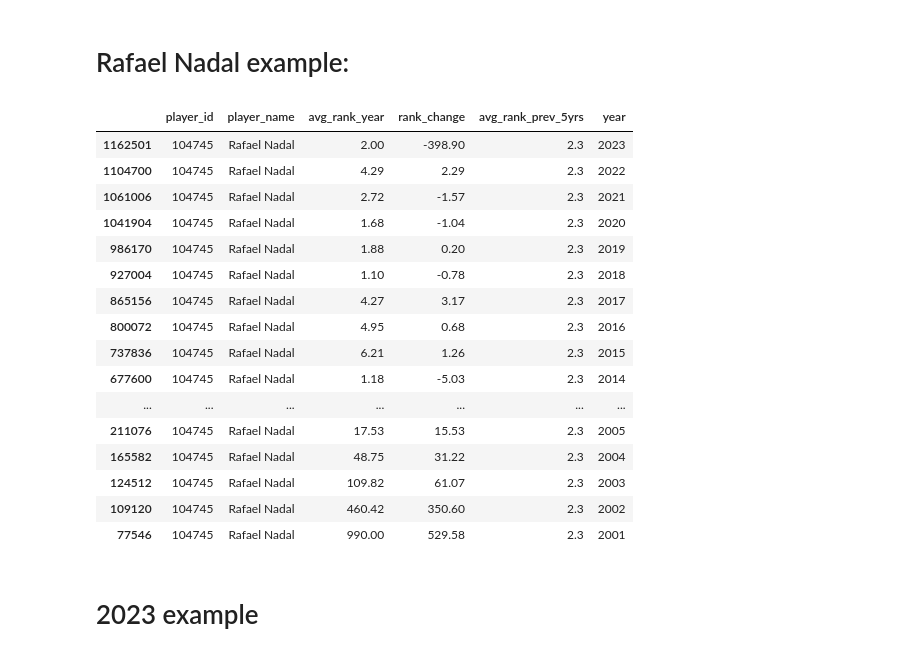
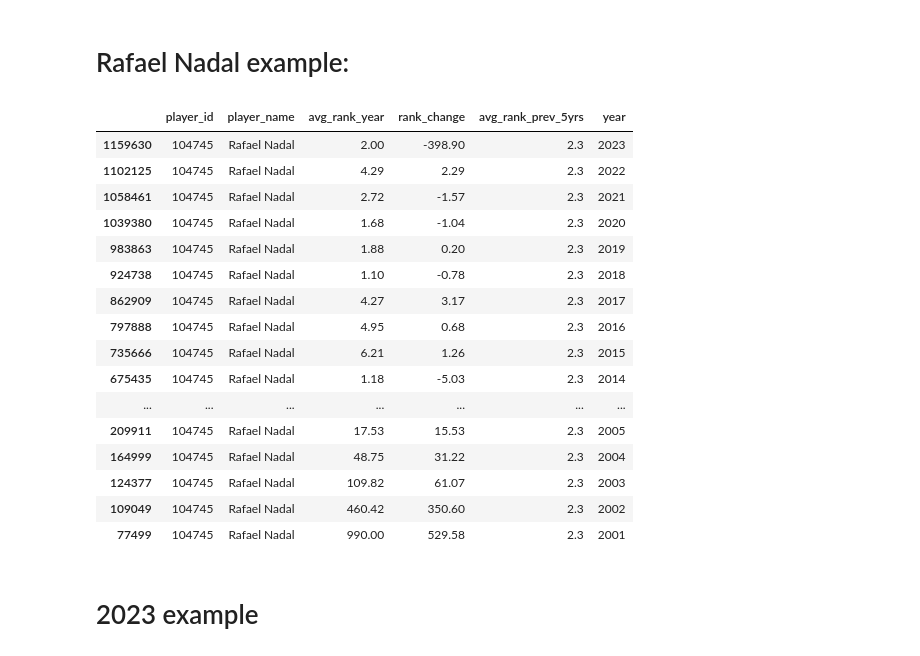
Before and after one commit to GolbertCeitaPages/CMI-DataScience-Project, a Jupyter notebook: data_wrangling.ipynb, the cells around one changed output. Saved outputs shown, nothing was run; the diff lists cells and outputs as text; code cells hidden in the pictures.

```diff
--- a/data_wrangling.ipynb
+++ b/data_wrangling.ipynb
@@ -54,12 +32,12 @@ Number of unique players: 19814
 # %%
 # Convert tourney_date to datetime
-df['tourney_date_datetime'] = pd.to_datetime(df['tourney_date'])
+df_clean['tourney_date_datetime'] = pd.to_datetime(df_clean['tourney_date'])
 
 # Extract year
-df['year'] = df['tourney_date_datetime'].dt.year
+df_clean['year'] = df_clean['tourney_date_datetime'].dt.year
 # %%
 player_year_rank = (
-    df.groupby(['player_id', 'year'])['player_rank']
+    df_clean.groupby(['player_id', 'year'])['player_rank']
       .mean().round(2)
       .reset_index()
       .rename(columns={'player_rank': 'avg_rank_year'})
@@ -67,7 +45,7 @@ player_year_rank = (
 # %%
 # Compute each player's average rank from 2018–2023
 avg_rank_fixed_5yrs = (
-    df.query("2018 <= year <= 2023")
+    df_clean.query("2018 <= year <= 2023")
     .groupby('player_id')['player_rank']
     .mean().round(2)
     .reset_index()
@@ -75,7 +53,7 @@ avg_rank_fixed_5yrs = (
 )
 
 # Merge back to assign this fixed average to all years
-df = df.merge(avg_rank_fixed_5yrs, on='player_id', how='left')
+df_clean = df_clean.merge(avg_rank_fixed_5yrs, on='player_id', how='left')
 # %%
 player_year_rank['rank_change'] = (
     player_year_rank
@@ -86,5 +64,5 @@ player_year_rank['rank_change'] = (
                        # A positive change means decline (rank number increased).
 )
 # %%
-df = df.merge(player_year_rank, on=['player_id', 'year'], how='left')
+df_clean = df_clean.merge(player_year_rank, on=['player_id', 'year'], how='left')
 # %%
@@ -106,29 +84,29 @@ Years where all rank_change values are NaN: [2024]
 # %% [markdown]
 # Rafael Nadal example:
 # %%
-nadal = df[df["player_name"] == "Rafael Nadal"]
+nadal = df_clean[df_clean["player_name"] == "Rafael Nadal"]
 nadal_per_year = (nadal[nadal['rank_change'].notna()].sort_values(by='year', ascending=False))  # Rank change does work, Nadal was lower ranked in 2024
 nadal_sorted = nadal_per_year.drop_duplicates(subset=['year'], keep='first')
 
 nadal_sorted[['player_id', 'player_name', 'avg_rank_year', 'rank_change', 'avg_rank_prev_5yrs', 'year']]
 # %% [output]
 |  | player_id | player_name | avg_rank_year | rank_change | avg_rank_prev_5yrs | year |
-| 1162501 | 104745 | Rafael Nadal | 2.00 | -398.90 | 2.3 | 2023 |
-| 1104700 | 104745 | Rafael Nadal | 4.29 | 2.29 | 2.3 | 2022 |
-| 1061006 | 104745 | Rafael Nadal | 2.72 | -1.57 | 2.3 | 2021 |
-| 1041904 | 104745 | Rafael Nadal | 1.68 | -1.04 | 2.3 | 2020 |
-| 986170 | 104745 | Rafael Nadal | 1.88 | 0.20 | 2.3 | 2019 |
-| 927004 | 104745 | Rafael Nadal | 1.10 | -0.78 | 2.3 | 2018 |
-| 865156 | 104745 | Rafael Nadal | 4.27 | 3.17 | 2.3 | 2017 |
-| 800072 | 104745 | Rafael Nadal | 4.95 | 0.68 | 2.3 | 2016 |
-| 737836 | 104745 | Rafael Nadal | 6.21 | 1.26 | 2.3 | 2015 |
-| 677600 | 104745 | Rafael Nadal | 1.18 | -5.03 | 2.3 | 2014 |
+| 1159630 | 104745 | Rafael Nadal | 2.00 | -398.90 | 2.3 | 2023 |
+| 1102125 | 104745 | Rafael Nadal | 4.29 | 2.29 | 2.3 | 2022 |
+| 1058461 | 104745 | Rafael Nadal | 2.72 | -1.57 | 2.3 | 2021 |
+| 1039380 | 104745 | Rafael Nadal | 1.68 | -1.04 | 2.3 | 2020 |
+| 983863 | 104745 | Rafael Nadal | 1.88 | 0.20 | 2.3 | 2019 |
+| 924738 | 104745 | Rafael Nadal | 1.10 | -0.78 | 2.3 | 2018 |
+| 862909 | 104745 | Rafael Nadal | 4.27 | 3.17 | 2.3 | 2017 |
+| 797888 | 104745 | Rafael Nadal | 4.95 | 0.68 | 2.3 | 2016 |
+| 735666 | 104745 | Rafael Nadal | 6.21 | 1.26 | 2.3 | 2015 |
+| 675435 | 104745 | Rafael Nadal | 1.18 | -5.03 | 2.3 | 2014 |
 | ... | ... | ... | ... | ... | ... | ... |
-| 211076 | 104745 | Rafael Nadal | 17.53 | 15.53 | 2.3 | 2005 |
-| 165582 | 104745 | Rafael Nadal | 48.75 | 31.22 | 2.3 | 2004 |
-| 124512 | 104745 | Rafael Nadal | 109.82 | 61.07 | 2.3 | 2003 |
-| 109120 | 104745 | Rafael Nadal | 460.42 | 350.60 | 2.3 | 2002 |
-| 77546 | 104745 | Rafael Nadal | 990.00 | 529.58 | 2.3 | 2001 |
+| 209911 | 104745 | Rafael Nadal | 17.53 | 15.53 | 2.3 | 2005 |
+| 164999 | 104745 | Rafael Nadal | 48.75 | 31.22 | 2.3 | 2004 |
+| 124377 | 104745 | Rafael Nadal | 109.82 | 61.07 | 2.3 | 2003 |
+| 109049 | 104745 | Rafael Nadal | 460.42 | 350.60 | 2.3 | 2002 |
+| 77499 | 104745 | Rafael Nadal | 990.00 | 529.58 | 2.3 | 2001 |
 # %% [markdown]
 # 2023 example
 # %%
```
Also changed, not shown: parts of 9 cells of this notebook, 4 other files.
